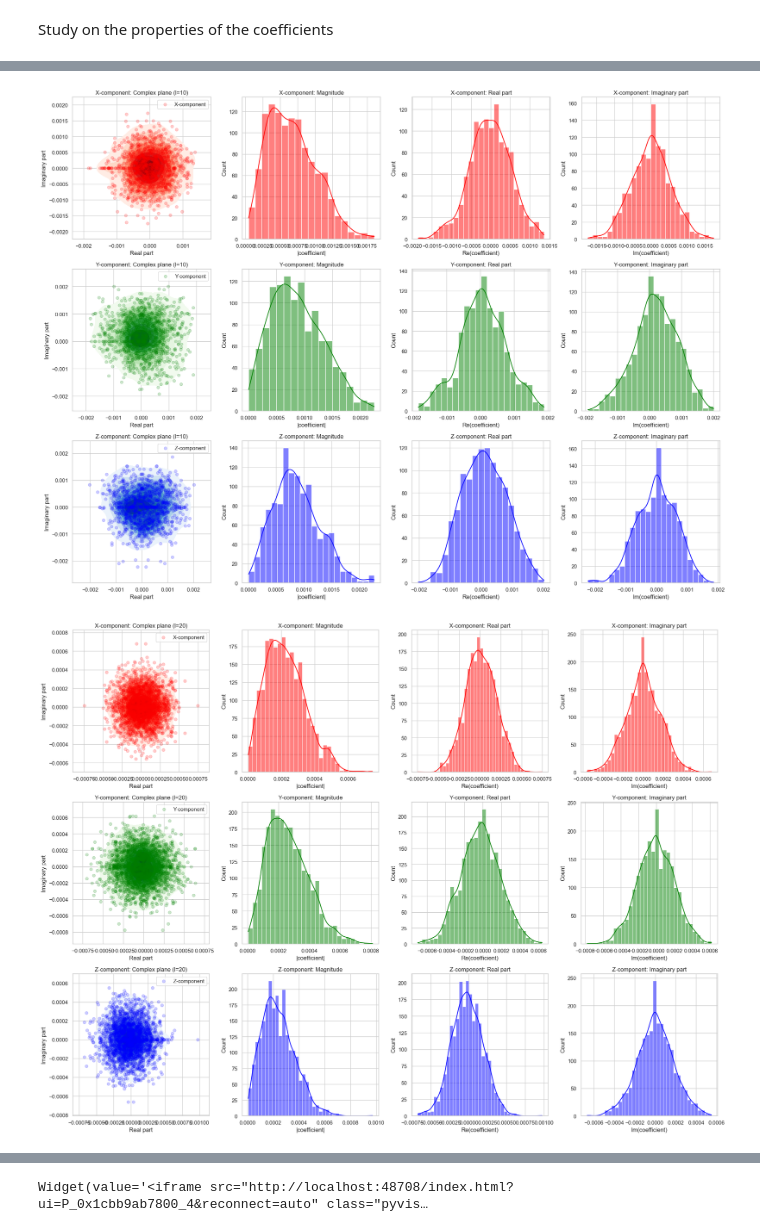
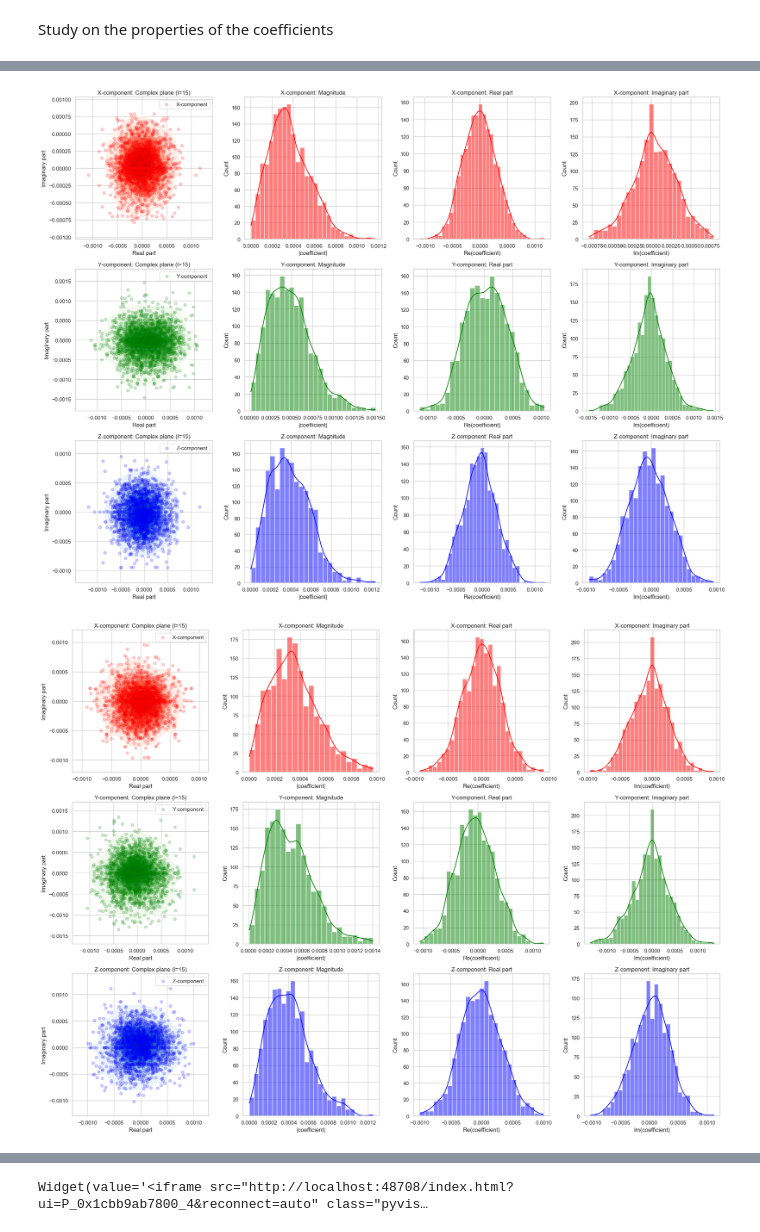
Before and after one commit to Waldoo78/meg_to_surface_ml, a Jupyter notebook: notebooks/CAM_CAN_analysis.ipynb, the cells around one changed output, grey strips where cells are left out. Cells and saved outputs as stored; diff of their text form; code cells hidden in the pictures.

```diff
--- a/notebooks/CAM_CAN_analysis.ipynb
+++ b/notebooks/CAM_CAN_analysis.ipynb
@@ -22,8 +23,9 @@ lmax = 70
 n_subjects=56
 sigma=1e-7
 lambda_reg=1e-6
-pre_computed_folder=r"C:\Users\wbou2\Desktop\meg_to_surface_ml\src\data"
+pre_computed_folder=r"C:\Users\wbou2\Desktop\meg_to_surface_ml\src\cortical_transformation\data"
 main_folder = r"C:\Users\wbou2\Desktop\meg_to_surface_ml\data\Anatomy_data_CAM_CAN"
+template_projection = pickle.load(open(r"C:\Users\wbou2\Desktop\meg_to_surface_ml\src\cortical_transformation\data\spherical_template.pkl", 'rb'))
 sns.set_theme(style="whitegrid")
 # %%
 #Utils
@@ -45,3 +37,8 @@ Y=Y[:,:(lmax+1)**2]
+# %%
+# #Computation of the spherical harmonics matrix
+
+Y=np.load(os.path.join(pre_computed_folder, "Y_120.npz"))['Y']
+Y_lh=Y[:,:(lmax+1)**2]
 # %%
 # Save resampled cortical surfaces
 
@@ -182,7 +179,6 @@ Order from which the normalized error is below 0.1:
 # %%
 #Computation of the vector error for each participant at the maximum order
 
-l=lmax
 all_participant_error={"lh":[], "rh":[]}
 
 for folder in os.listdir(main_folder):
@@ -193,7 +189,7 @@ for folder in os.listdir(main_folder):
             coeffs_lh=pickle.load(f)
         coeffs_lh=coeffs_lh['organized_coeffs']
         resampled_data_lh = np.load(os.path.join(folder_path, "lh_resampled.npz"))
-        recon_surface_lh = SH.generate_surface(Y, l, 0, coeffs_lh)
+        recon_surface_lh = SH.generate_surface(Y, lmax, 0, coeffs_lh)
         error_lh=np.sqrt(np.sum((recon_surface_lh-resampled_data_lh['coords'])**2, axis=1))
         error_lh = error_lh/np.std(resampled_data_lh['coords'])
         all_participant_error["lh"].append(error_lh)
@@ -203,7 +199,7 @@ for folder in os.listdir(main_folder):
             coeffs_rh=pickle.load(f)
         coeffs_rh=coeffs_rh['organized_coeffs']
         resampled_data_rh = np.load(os.path.join(folder_path, "rh_resampled.npz"))
-        recon_surface_rh = SH.generate_surface(Y, l, 0, coeffs_rh)
+        recon_surface_rh = SH.generate_surface(Y, lmax, 0, coeffs_rh)
         error_rh=np.sqrt(np.sum((recon_surface_rh-resampled_data_rh['coords'])**2, axis=1))
         error_rh = error_rh/np.std(resampled_data_rh['coords'])
         all_participant_error["rh"].append(error_rh)
@@ -508,7 +502,7 @@ plt.show()
 # %% [markdown]
 n_cluster=2 gives the best results by far for both (3 is ok for rh)
 # %%
-n_clusters = 3
+n_clusters = 2
 kmeans = KMeans(
     n_clusters=n_clusters,
     init='k-means++',
@@ -630,10 +752,10 @@ def plot_coeffs_distribution(coeffs_all, l_value):
     plt.tight_layout()
     return fig
 # %%
-fig = plot_coeffs_distribution(coeffs_all_lh, 10)
-fig = plot_coeffs_distribution(coeffs_all_rh, 20)
+fig = plot_coeffs_distribution(coeffs_all_lh,15)
+fig = plot_coeffs_distribution(coeffs_all_rh,15)
 plt.show()
 plt.close()
 # %% [output]
-[figure, old version]
+[figure, new version]
-[figure, old version]
+[figure, new version]
```
Also changed, not shown: parts of 21 cells of this notebook, 4 other files.
